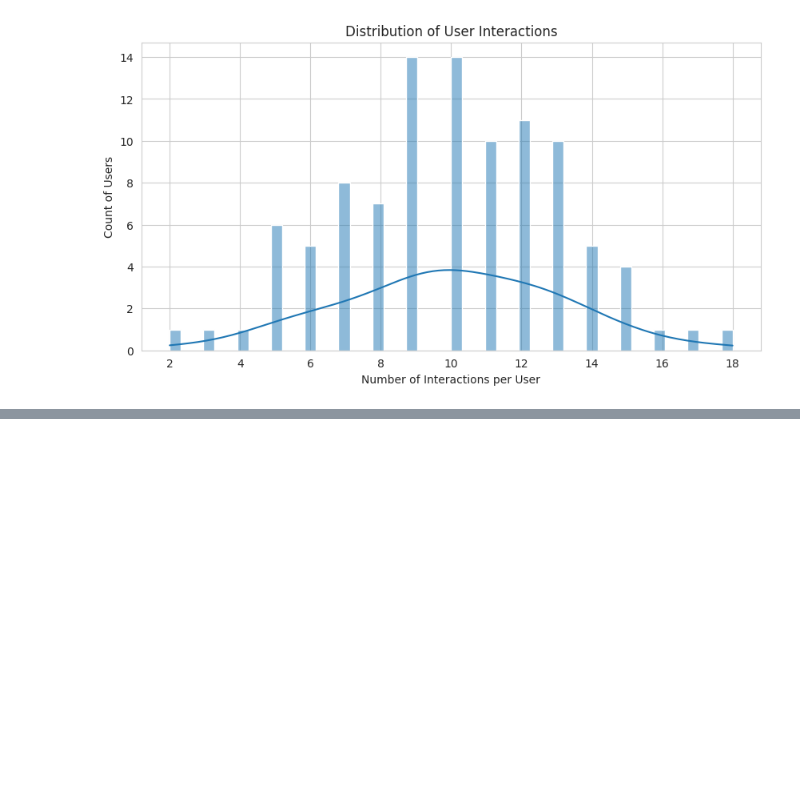
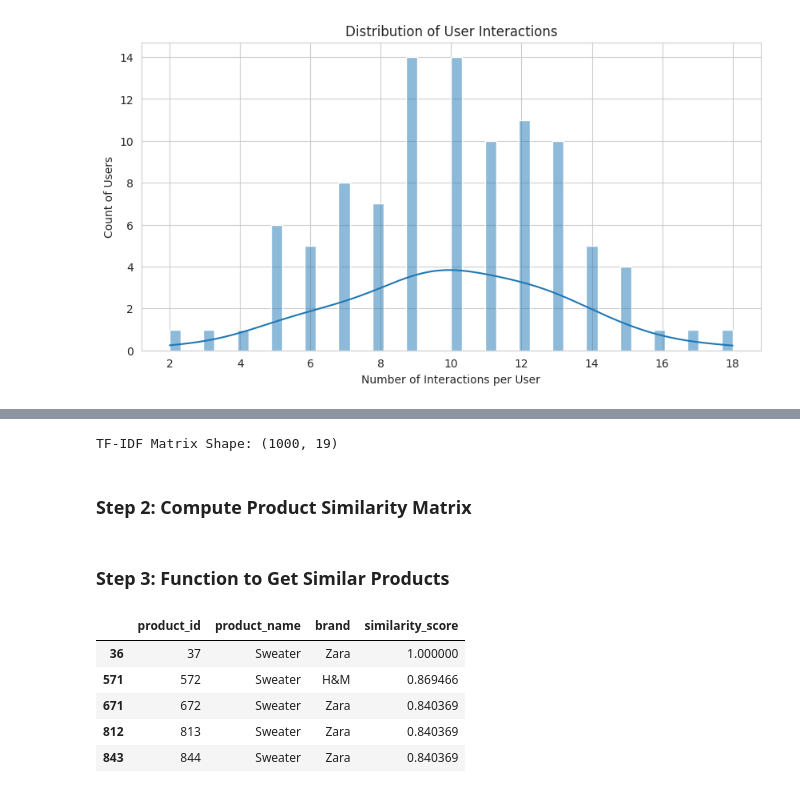
Before and after one commit to VrindaK23/EComm-RecSys, a Jupyter notebook: Project_v4.ipynb, the cells around one changed output, grey strips where cells are left out. Drawn from its saved outputs; the diff is of its cells as text; code cells hidden in the pictures; blank space fills up the shorter version.

```diff
--- a/Project_v4.ipynb
+++ b/Project_v4.ipynb
@@ -630,0 +622,16 @@ MAE: 0.24514562845736854
+# %%
+# Train the model using the best parameters
+best_svd = SVD(n_factors=gs.best_params['rmse']['n_factors'],
+               n_epochs=gs.best_params['rmse']['n_epochs'],
+               lr_all=gs.best_params['rmse']['lr_all'],
+               reg_all=gs.best_params['rmse']['reg_all'])
+
+cross_validate(best_svd, data, cv=5, verbose=True)
+
+# 🔐 Save the trained best model for later use
+import pickle
+
+with open("best_svd_model.pkl", "wb") as f:
+    pickle.dump(best_svd, f)
+
+print("✅ Best SVD model saved successfully!")
@@ -630,0 +683,63 @@ MAE: 0.24514562845736854
+# %%
+### Step 1: Create a Combined Feature for Products
+from sklearn.feature_extraction.text import TfidfVectorizer
+
+# Convert label-encoded categorical values back to strings
+df["product_name"] = df["product_name"].astype(str)
+df["brand"] = df["brand"].astype(str)
+df["category"] = df["category"].astype(str)
+df["color"] = df["color"].astype(str)
+
+# Create combined feature column, replacing NaNs with empty strings
+df["combined_features"] = (
+    df["product_name"] + " " + df["brand"] + " " + df["category"] + " " + df["color"]
+).fillna("")
+
+# Remove rows where "combined_features" is empty
+df = df[df["combined_features"].str.strip() != ""]
+
+# Initialize TF-IDF Vectorizer
+vectorizer = TfidfVectorizer(stop_words='english')
+
+# Transform combined features into TF-IDF matrix
+feature_matrix = vectorizer.fit_transform(df["combined_features"])
+
+# Check the shape of the matrix (to confirm it's not empty)
+print("TF-IDF Matrix Shape:", feature_matrix.shape)
+# %% [output]
+TF-IDF Matrix Shape: (1000, 19)
+# %% [markdown]
+### **Step 2: Compute Product Similarity Matrix**
+# %%
+from sklearn.metrics.pairwise import cosine_similarity
+cosine_sim = cosine_similarity(feature_matrix)
+cosine_sim_df = pd.DataFrame(cosine_sim, index=df["product_id"], columns=df["product_id"])
+# %% [markdown]
+### **Step 3: Function to Get Similar Products**
+# %%
+### Step 3: Function to Get Similar Products with Similarity Score + Error Handling
+def get_cbf_recommendations(product_id, top_n=5):
+    # Check if product ID exists
+    if product_id not in cosine_sim_df.index:
+        print(f"❌ Product ID {product_id} not found in similarity matrix.")
+        return pd.DataFrame()
+
+    # Sort similarity scores in descending order (excluding the same product)
+    sim_scores = cosine_sim_df[product_id].sort_values(ascending=False)[1:top_n+1]
+    recommended_ids = sim_scores.index
+
+    # Fetch product details from original dataframe
+    recommendations = df[df["product_id"].isin(recommended_ids)][["product_id", "product_name", "brand"]].copy()
+    recommendations["similarity_score"] = sim_scores.values
+
+    return recommendations
+
+# Example usage
+get_cbf_recommendations(813)
+# %% [output]
+|  | product_id | product_name | brand | similarity_score |
+| 36 | 37 | Sweater | Zara | 1.000000 |
+| 571 | 572 | Sweater | H&M | 0.869466 |
+| 671 | 672 | Sweater | Zara | 0.840369 |
+| 812 | 813 | Sweater | Zara | 0.840369 |
+| 843 | 844 | Sweater | Zara | 0.840369 |
```
Also changed, not shown: parts of 90 cells of this notebook.
